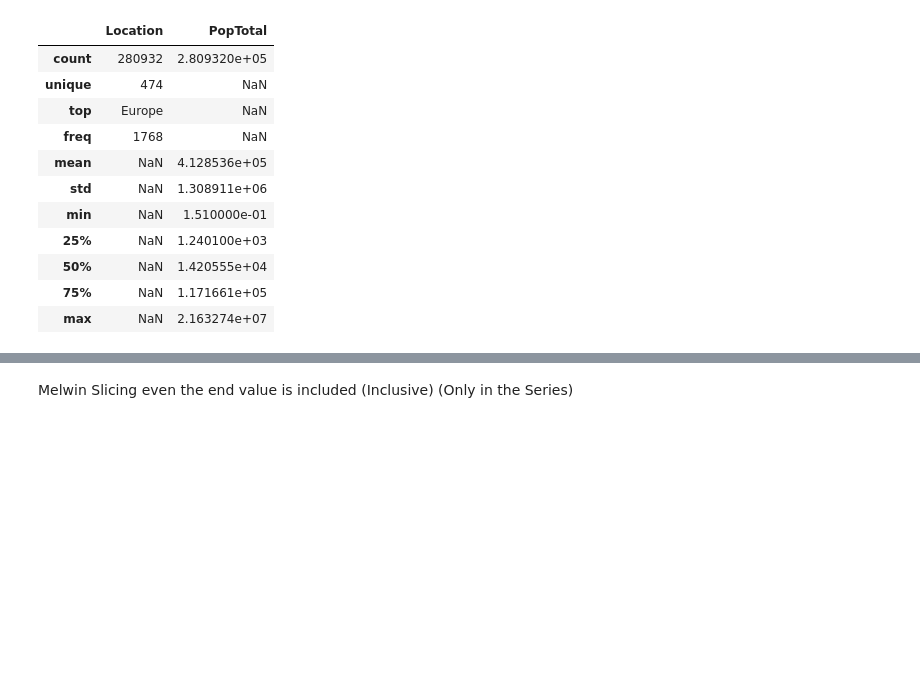
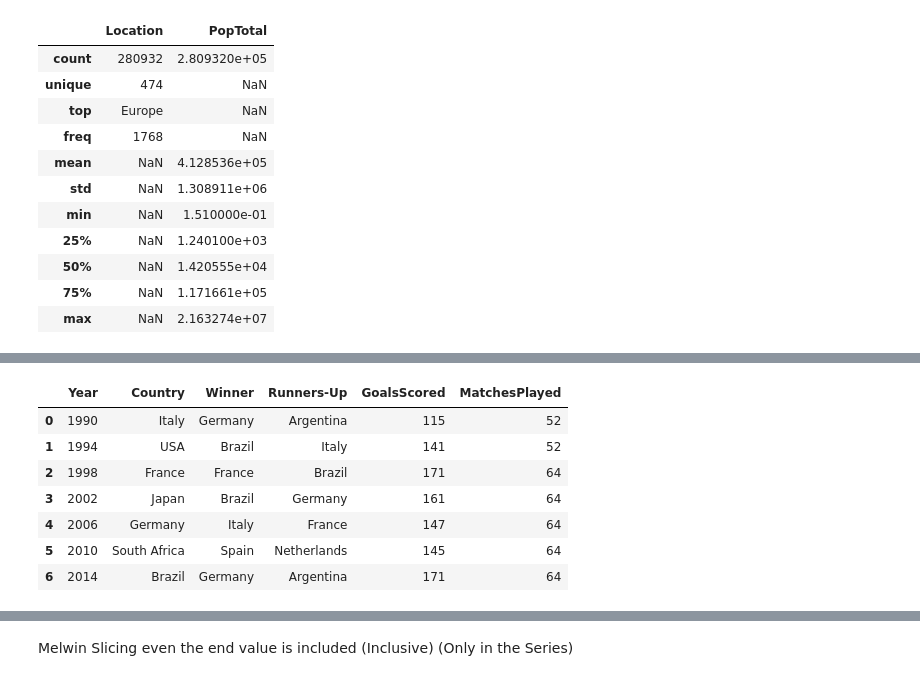
Before and after one commit to melwinmpk/Python_DSA, a Jupyter notebook: Pandas/Pandas_1.ipynb, the cells around one changed output, grey strips where cells are left out. Drawn from its saved outputs; the diff is of its cells as text; code cells hidden in the pictures; blank space fills up the shorter version.

```diff
--- a/Pandas/Pandas_1.ipynb
+++ b/Pandas/Pandas_1.ipynb
@@ -188,0 +226,12 @@ Index(['Location', 'PopTotal'], dtype='object')
+# %%
+csv_excel = pd.read_excel("datasets/football_worldcup.xlsx", 'Sheet 1')
+csv_excel
+# %% [output]
+|  | Year | Country | Winner | Runners-Up | GoalsScored | MatchesPlayed |
+| 0 | 1990 | Italy | Germany | Argentina | 115 | 52 |
+| 1 | 1994 | USA | Brazil | Italy | 141 | 52 |
+| 2 | 1998 | France | France | Brazil | 171 | 64 |
+| 3 | 2002 | Japan | Brazil | Germany | 161 | 64 |
+| 4 | 2006 | Germany | Italy | France | 147 | 64 |
+| 5 | 2010 | South Africa | Spain | Netherlands | 145 | 64 |
+| 6 | 2014 | Brazil | Germany | Argentina | 171 | 64 |
```
Also changed, not shown: parts of 8 cells of this notebook, 8 other files.
